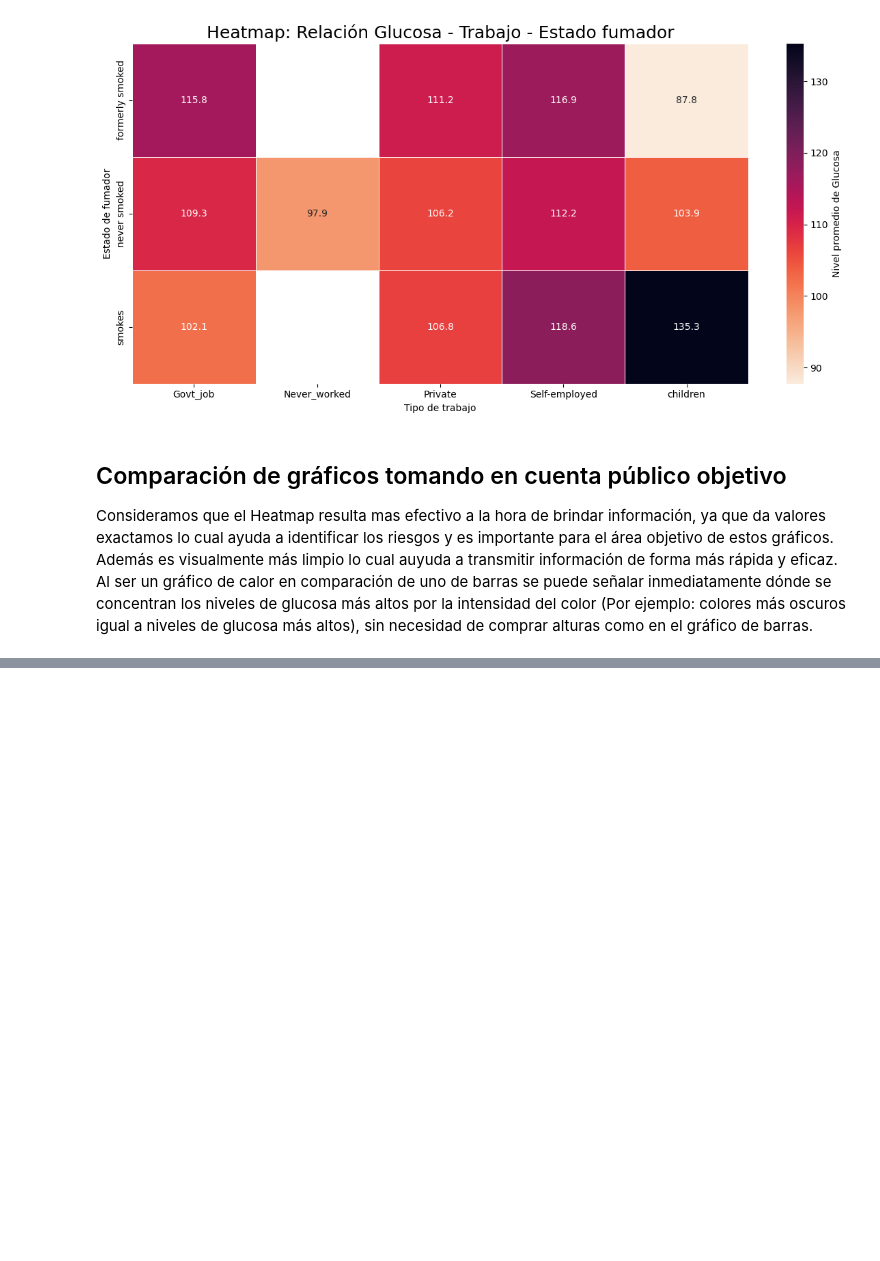
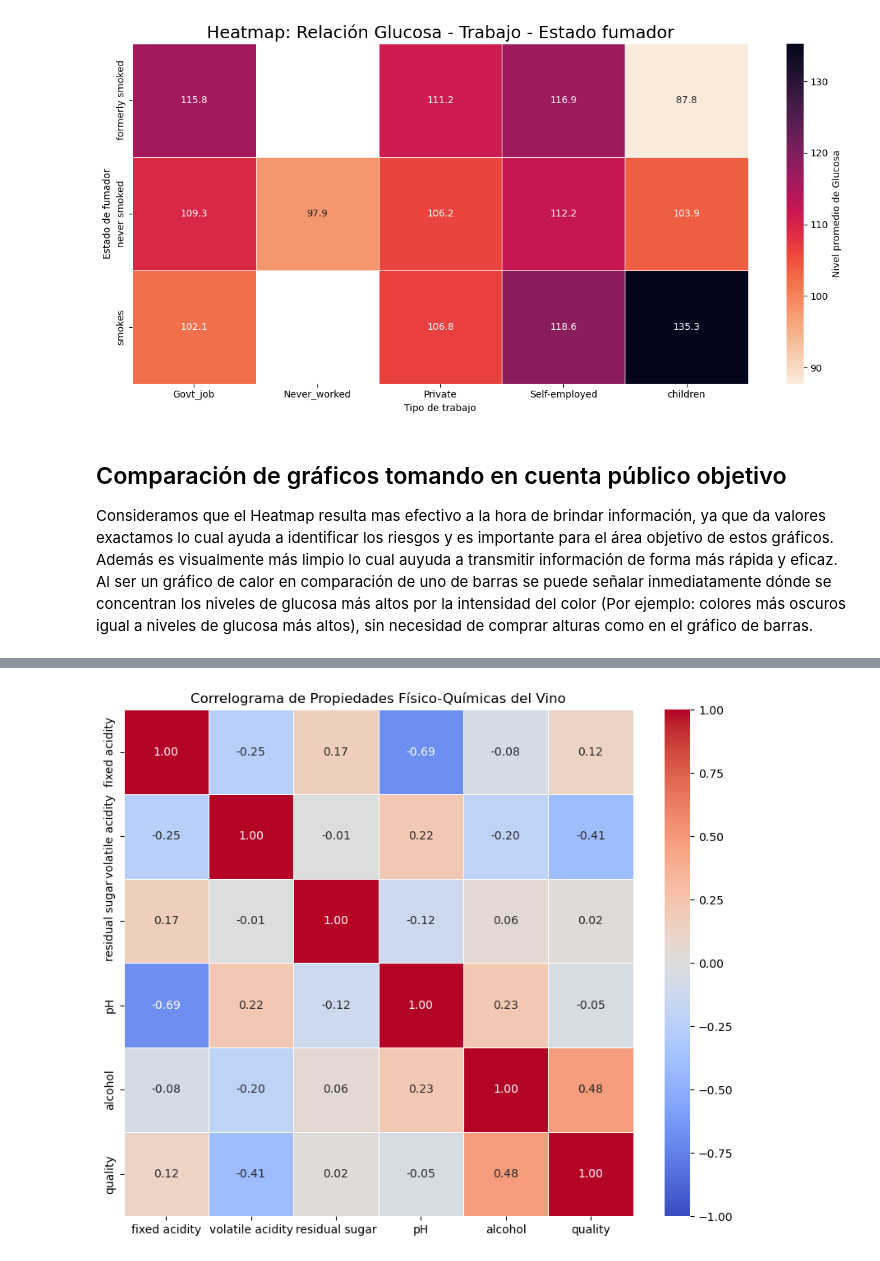
Before and after one commit to TZeik/icc321-2025-ie04, a Jupyter notebook: informe_investigacion_4.ipynb, the cells around one changed output, grey strips where cells are left out. Saved outputs shown, nothing was run; the diff lists cells and outputs as text; code cells hidden in the pictures; blank space fills up the shorter version.

Commit message:
Notebook & Datasets - Added import geopandas - Added import geodatasets - Completed chapter 4 - Completed chapter 5 - Added missing datasets from Kaggle

```diff
--- a/informe_investigacion_4.ipynb
+++ b/informe_investigacion_4.ipynb
@@ -244,0 +258,20 @@ El objetivo es estudiar qué componentes químicos influyen más en la calidad d
+# %%
+# Cargar el dataset
+# Asegúrate de tener el archivo correcto, a veces se llama 'WineQT.csv' o 'winequality-red.csv'
+df_wine = pd.read_csv('WineQT.csv')
+
+# Selección de variables sugeridas en la tarea
+columnas_interes = [
+    'fixed acidity',
+    'volatile acidity',
+    'residual sugar',
+    'pH',
+    'alcohol',
+    'quality'
+]
+
+# Crear el subconjunto
+df_subset_wine = df_wine[columnas_interes]
+
+# Vista previa
+df_subset_wine.head()
@@ -244,0 +288,20 @@ El objetivo es estudiar qué componentes químicos influyen más en la calidad d
+# %%
+# Calcular la matriz de correlación
+matriz_corr = df_subset_wine.corr()
+
+plt.figure(figsize=(10, 8))
+
+# Crear el Heatmap
+sns.heatmap(
+    matriz_corr,
+    annot=True,
+    cmap='coolwarm',
+    fmt=".2f",
+    linewidths=0.5,
+    vmin=-1, vmax=1
+)
+
+plt.title('Correlograma de Propiedades Físico-Químicas del Vino')
+plt.show()
+# %% [output]
+[figure, added]
```
Also changed, not shown: parts of 15 cells of this notebook, 4 other files.
